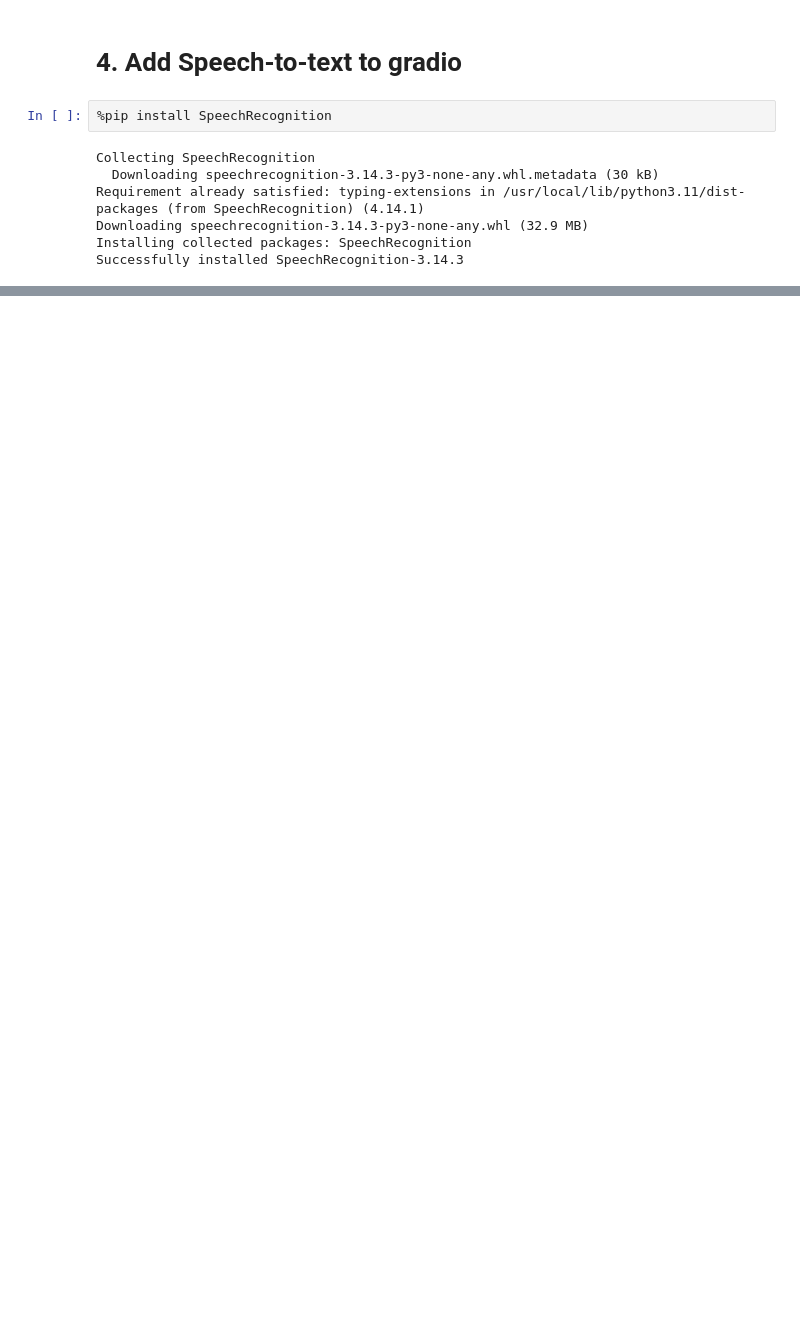
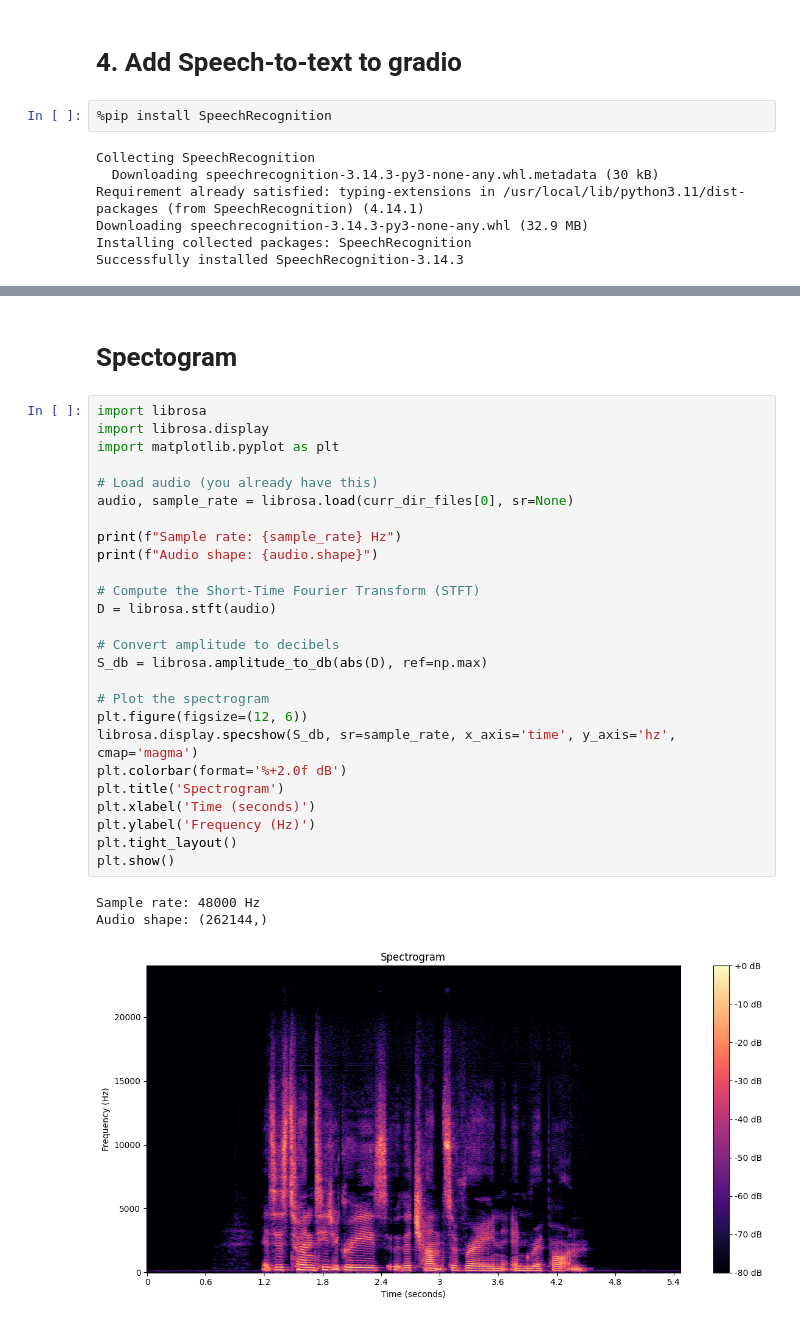
Before and after one commit to xpdlaldam/nlp, a Jupyter notebook: Hugging Face/audio_analysis/import_audio.ipynb, the cells around one changed output, grey strips where cells are left out. Cells and saved outputs as stored; diff of their text form; blank space fills up the shorter version.

Commit message:
wave plot works now with updated librosa version; tested spectogram separately

```diff
--- a/Hugging Face/audio_analysis/import_audio.ipynb
+++ b/Hugging Face/audio_analysis/import_audio.ipynb
@@ -381,3 +295,35 @@ Colab notebook detected. To show errors in colab notebook, set debug=True in lau
 
 This share link expires in 1 week. For free permanent hosting and GPU upgrades, run `gradio deploy` from the terminal in the working directory to deploy to Hugging Face Spaces (https://huggingface.co/ ...
 [interactive output not drawn]
+# %% [markdown]
+# Spectogram
+# %%
+import librosa
+import librosa.display
+import matplotlib.pyplot as plt
+
+# Load audio (you already have this)
+audio, sample_rate = librosa.load(curr_dir_files[0], sr=None)
+
+print(f"Sample rate: {sample_rate} Hz")
+print(f"Audio shape: {audio.shape}")
+
+# Compute the Short-Time Fourier Transform (STFT)
+D = librosa.stft(audio)
+
+# Convert amplitude to decibels
+S_db = librosa.amplitude_to_db(abs(D), ref=np.max)
+
+# Plot the spectrogram
+plt.figure(figsize=(12, 6))
+librosa.display.specshow(S_db, sr=sample_rate, x_axis='time', y_axis='hz', cmap='magma')
+plt.colorbar(format='%+2.0f dB')
+plt.title('Spectrogram')
+plt.xlabel('Time (seconds)')
+plt.ylabel('Frequency (Hz)')
+plt.tight_layout()
+plt.show()
+# %% [output]
+Sample rate: 48000 Hz
+Audio shape: (262144,)
+[figure, added]
```
Also changed, not shown: parts of 7 cells of this notebook.
